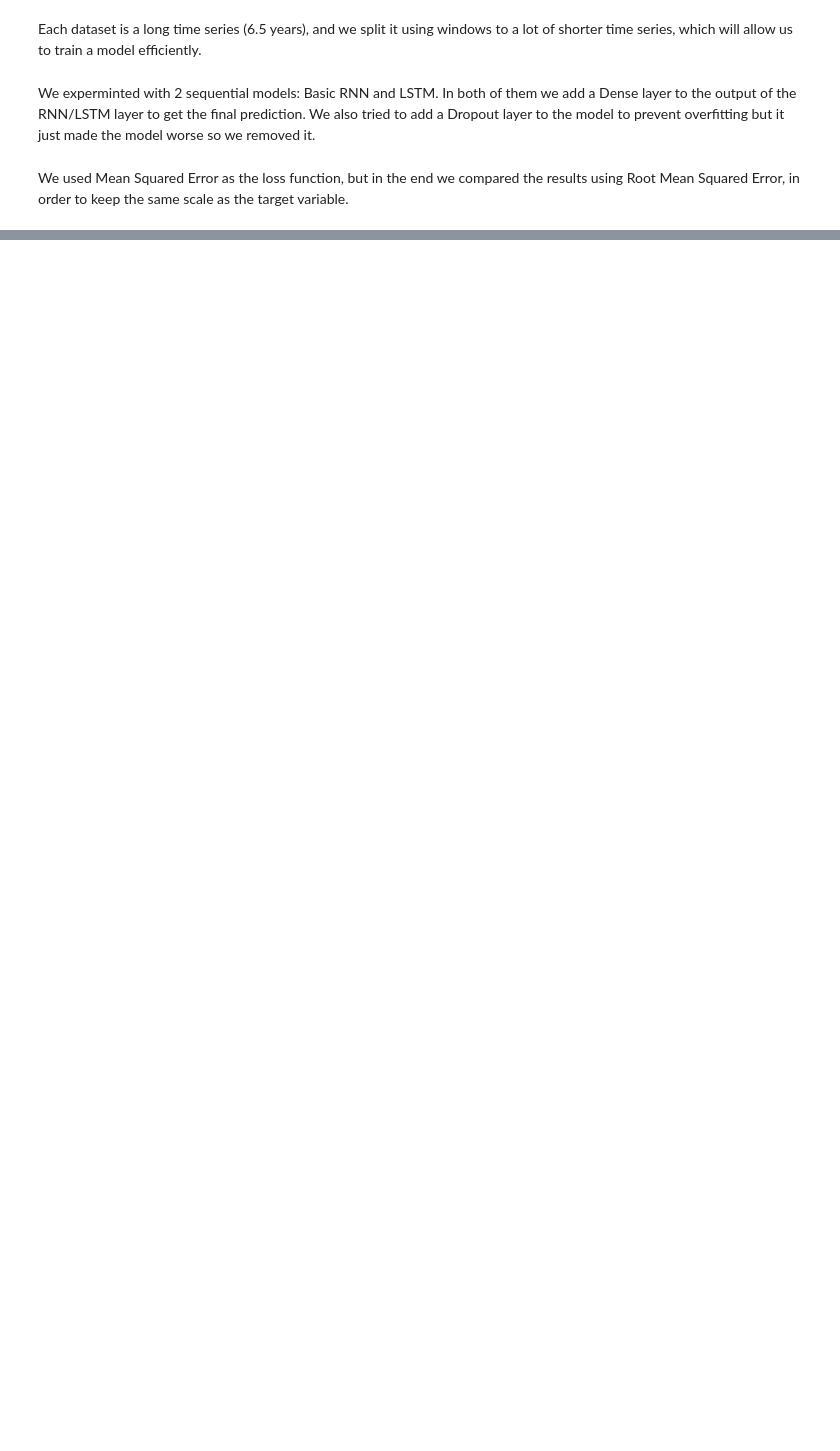
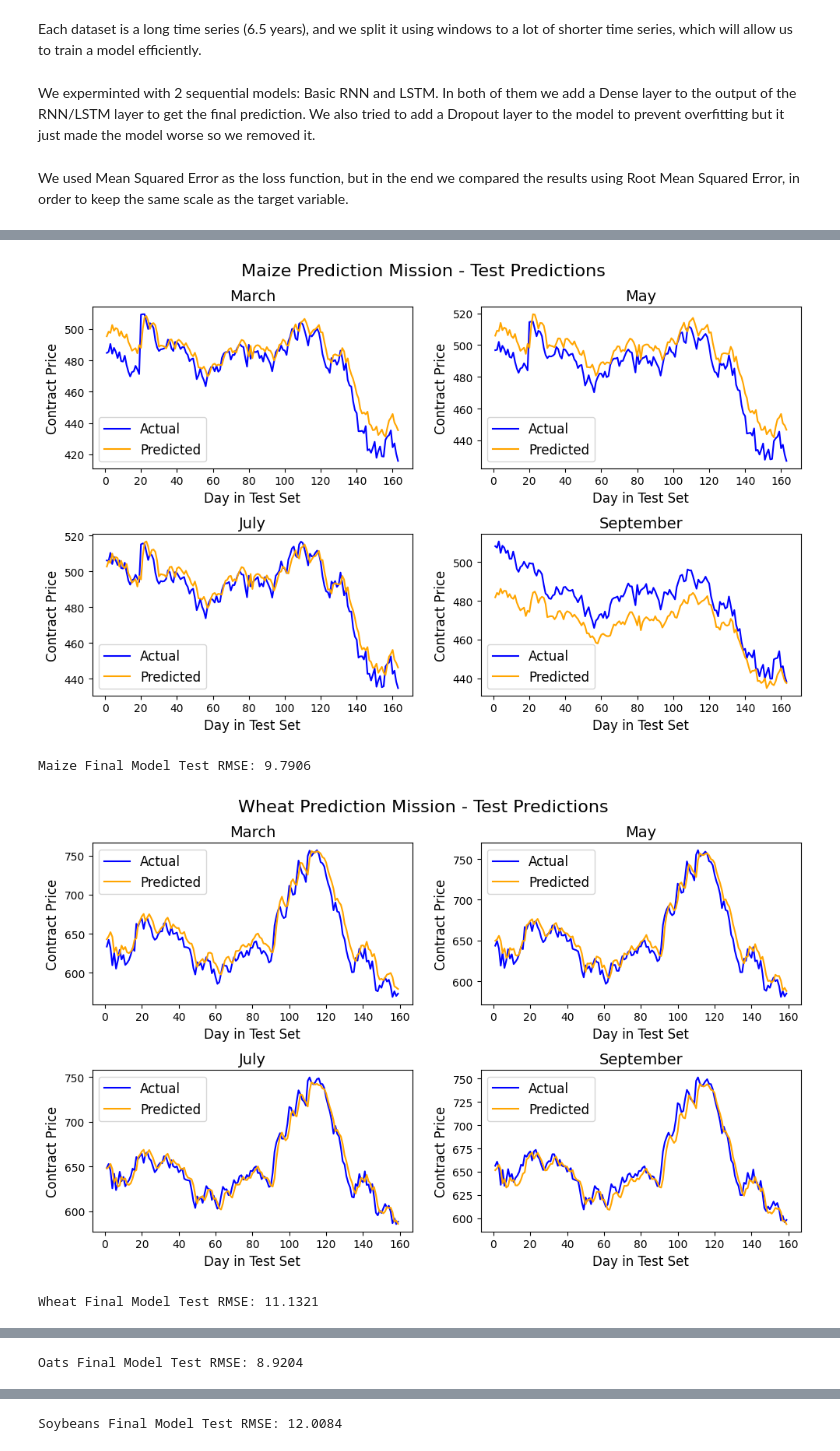
Before and after one commit to ireinman/Fintech, a Jupyter notebook: deep_sequential.ipynb, the cells around one changed output, grey strips where cells are left out. Drawn from its saved outputs; the diff is of its cells as text; code cells hidden in the pictures; blank space fills up the shorter version.

```diff
--- a/deep_sequential.ipynb
+++ b/deep_sequential.ipynb
@@ -340,0 +243,4 @@ In conclusion, the LSTM model is found superior to the RNN model, for the future
+# %%
+LSTM_HIDDEN_SIZE = 32
+LSTM_NUM_LAYERS = 1
+LSTM_EXTRA_FC_LAYERS = 0
@@ -340,0 +326,8 @@ In conclusion, the LSTM model is found superior to the RNN model, for the future
+# %%
+eval_sequential_model(model_name='LSTM', hidden_size=LSTM_HIDDEN_SIZE, num_layers=LSTM_NUM_LAYERS, extra_fc_layers=LSTM_EXTRA_FC_LAYERS,
+                      lr=LR, num_epochs=NUM_EPOCHS)
+# %% [output]
+[figure, added]
+Maize Final Model Test RMSE: 9.7906
+[figure, added]
+Wheat Final Model Test RMSE: 11.1321
@@ -340,0 +335 @@ In conclusion, the LSTM model is found superior to the RNN model, for the future
+Oats Final Model Test RMSE: 8.9204
@@ -340,0 +337 @@ In conclusion, the LSTM model is found superior to the RNN model, for the future
+Soybeans Final Model Test RMSE: 12.0084
```
Also changed, not shown: parts of 43 cells of this notebook, 2 other files.
